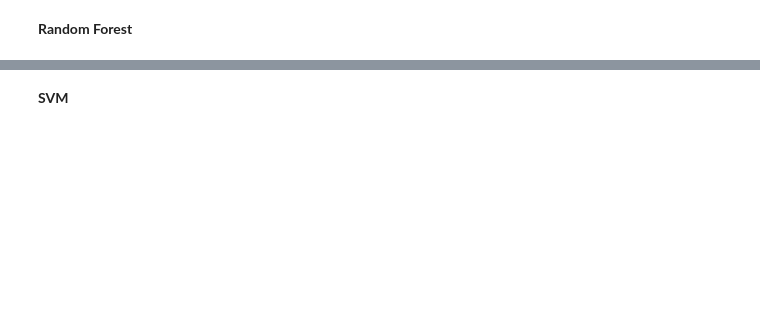
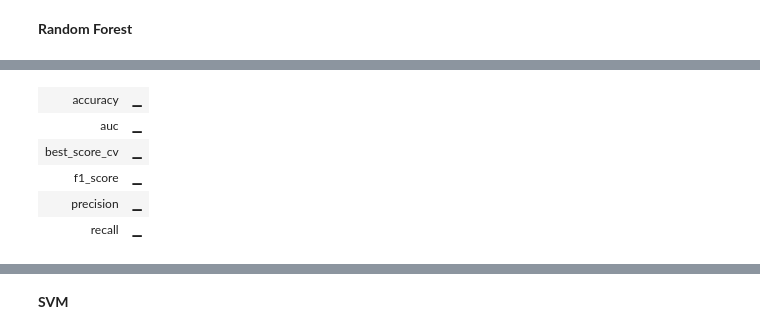
Before and after one commit to hongyen-oss/Diabetes-Prediction, a Jupyter notebook: Notebooks/project_analysis.ipynb, the cells around one changed output, grey strips where cells are left out. Saved outputs shown, nothing was run; the diff lists cells and outputs as text; code cells hidden in the pictures; blank space fills up the shorter version.

```diff
--- a/Notebooks/project_analysis.ipynb
+++ b/Notebooks/project_analysis.ipynb
@@ -1145,0 +1198,74 @@ weighted avg       0.76      0.69      0.69       154
+# %%
+import wandb
+
+# 1. Khởi tạo Run mới cho Random Forest
+run = wandb.init(
+    project="Diabetes_Prediction",
+    name="RandomForest_default",
+    config={
+        "algorithm": "Random Forest",
+        "custom_threshold": 0.35,
+        "cv_method": "RepeatedStratifiedKFold",
+        "scoring_metric": "recall"
+    }
+)
+
+# [Giữ nguyên phần định nghĩa Pipeline và GridSearch của bạn]
+rf_pipeline = Pipeline([
+    ("imputer", SimpleImputer(strategy="median")),
+    ("model", RandomForestClassifier(random_state=42, class_weight="balanced"))
+])
+
+param_grid_rf = {
+    'model__n_estimators': [300, 500],
+    'model__max_depth': [5, 8, 12],
+    'model__min_samples_leaf': [5, 10, 20],
+    'model__max_features': ['sqrt', 'log2'],
+    'model__bootstrap': [True]
+}
+
+cv = RepeatedStratifiedKFold(n_splits=10, n_repeats=3, random_state=1)
+
+grid_rf = GridSearchCV(
+    estimator=rf_pipeline,
+    param_grid=param_grid_rf,
+    n_jobs=-1,
+    cv=cv,
+    scoring='recall',
+    verbose=1
+)
+
+# 2. Train
+grid_rf.fit(X_train, y_train)
+
+# Lưu tham số tốt nhất từ GridSearch vào WandB
+wandb.config.update(grid_rf.best_params_)
+
+# 3. Dự đoán với Xác suất và Threshold tùy chỉnh
+rf_probs = grid_rf.predict_proba(X_test)[:, 1]
+rf_auc_score = roc_auc_score(y_test, rf_probs)
+
+custom_threshold = 0.35
+rf_pred = (rf_probs >= custom_threshold).astype(int)
+
+# 4. LOG các chỉ số lên WandB
+wandb.log({
+    "accuracy": accuracy_score(y_test, rf_pred),
+    "f1_score": f1_score(y_test, rf_pred),
+    "precision": precision_score(y_test, rf_pred),
+    "recall": recall_score(y_test, rf_pred),
+    "auc": rf_auc_score,
+    "best_score_cv": grid_rf.best_score_
+})
+
+# 5. LOG Confusion Matrix (Sử dụng .values để tránh lỗi index)
+wandb.log({"conf_mat": wandb.plot.confusion_matrix(
+    probs=None,
+    y_true=y_test.values,
+    preds=rf_pred,
+    class_names=["No Diabetes", "Diabetes"]
+)})
+
+# 6. KẾT THÚC RUN
+wandb.finish()
+# %% [output]
@@ -1145,0 +1282,6 @@ weighted avg       0.76      0.69      0.69       154
+| accuracy | ▁ |
+| auc | ▁ |
+| best_score_cv | ▁ |
+| f1_score | ▁ |
+| precision | ▁ |
+| recall | ▁ |
```
Also changed, not shown: parts of 15 cells of this notebook, 2 other files.
